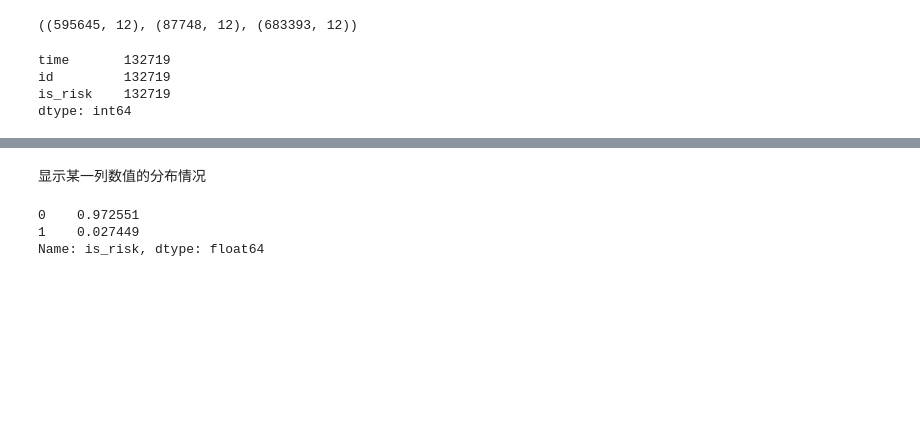
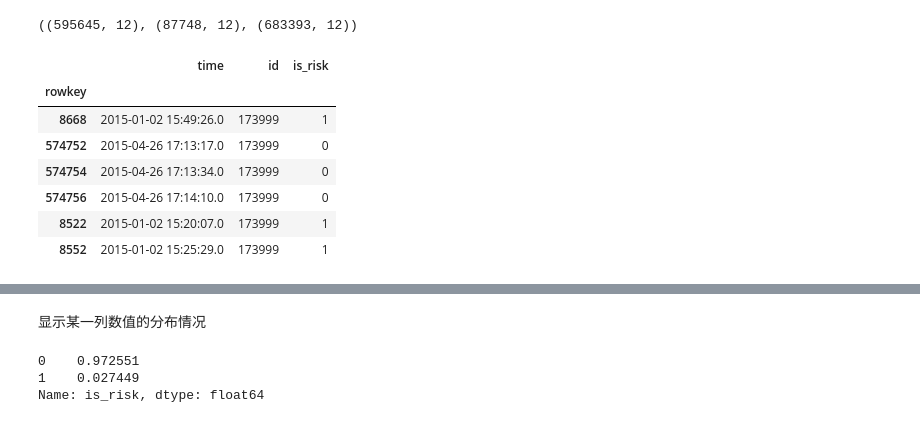
Before and after one commit to tusonggao/Kaggle_code, a Jupyter notebook: jd_contest/jd_contest.ipynb, the cells around one changed output, grey strips where cells are left out. Drawn from its saved outputs; the diff is of its cells as text; code cells hidden in the pictures; blank space fills up the shorter version.

Commit message:
jd_contest add decide by risk_id

```diff
--- a/jd_contest/jd_contest.ipynb
+++ b/jd_contest/jd_contest.ipynb
@@ -20,11 +20,16 @@ login_df.shape, login_test_df.shape, merged_login_df.shape
 # %%
 # 得到一列不同的值
 login_df['result'].unique()
 login_df['id'].unique()
 len(login_df['city'].unique()), len(login_df.index)
 trade_df.count()
+trade_df[trade_df.id=='173999']
 # %% [output]
-time       132719
-id         132719
-is_risk    132719
-dtype: int64
+|  | time | id | is_risk |
+| rowkey |  |  |  |
+| 8668 | 2015-01-02 15:49:26.0 | 173999 | 1 |
+| 574752 | 2015-04-26 17:13:17.0 | 173999 | 0 |
+| 574754 | 2015-04-26 17:13:34.0 | 173999 | 0 |
+| 574756 | 2015-04-26 17:14:10.0 | 173999 | 0 |
+| 8522 | 2015-01-02 15:20:07.0 | 173999 | 1 |
+| 8552 | 2015-01-02 15:25:29.0 | 173999 | 1 |
```
Also changed, not shown: parts of 4 cells of this notebook, 1 other file.
